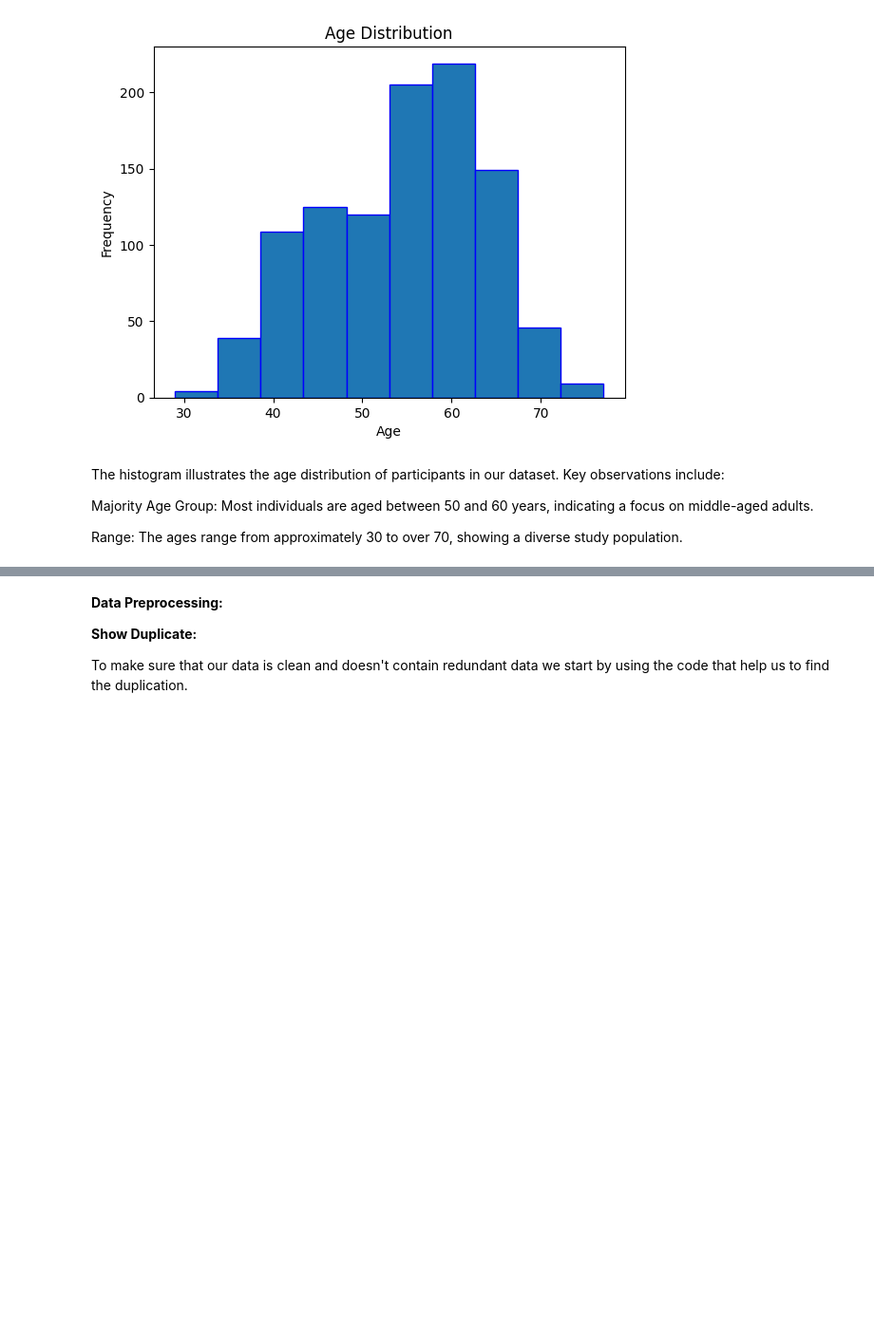
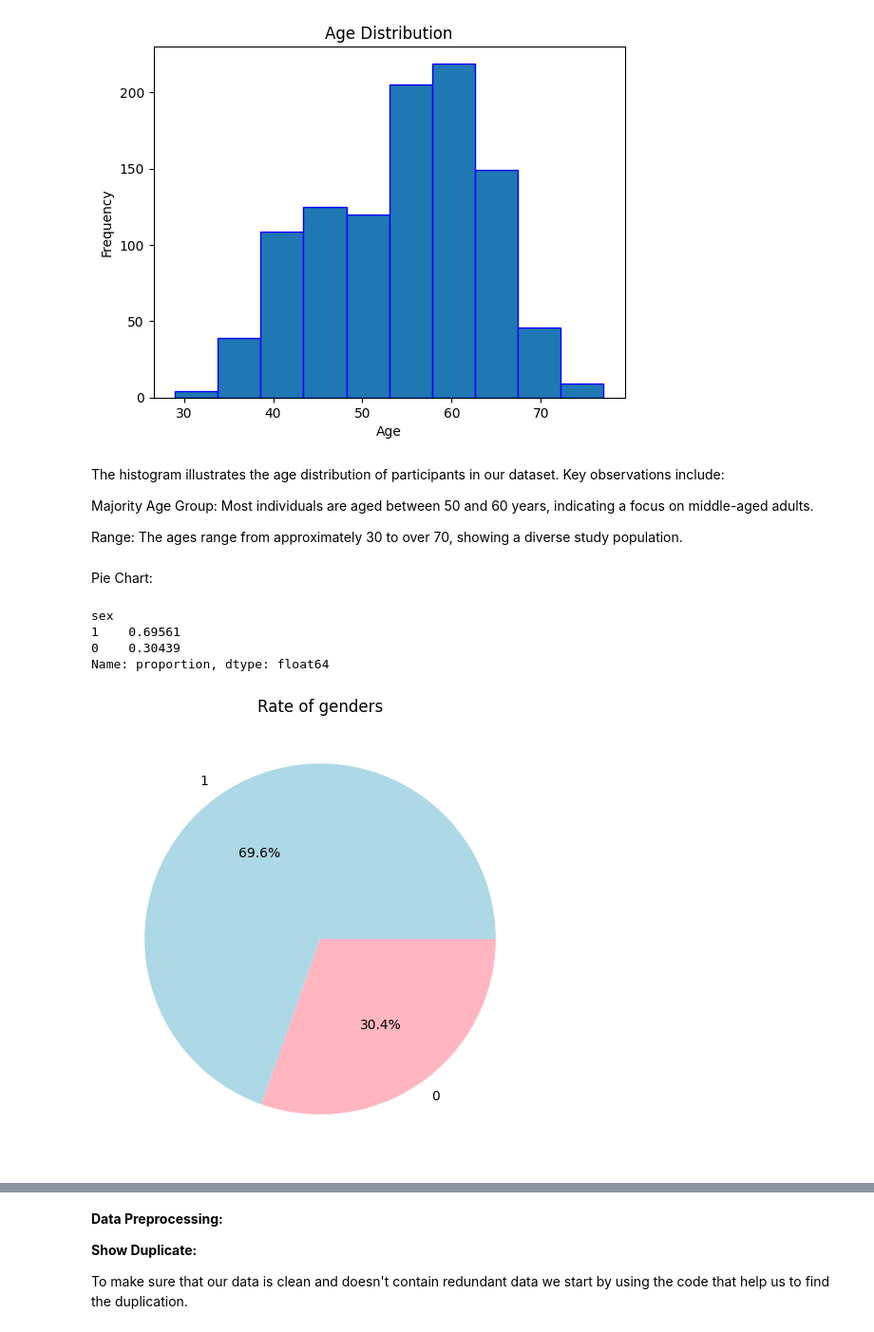
Before and after one commit to JoudySaleh-IT/IT326, a Jupyter notebook: Phase2.ipynb, the cells around one changed output, grey strips where cells are left out. Shown: that part at 95% size. Saved outputs shown, nothing was run; the diff lists cells and outputs as text; code cells hidden in the pictures; blank space fills up the shorter version.

```diff
--- a/Phase2.ipynb
+++ b/Phase2.ipynb
@@ -232,3 +236,20 @@ The histogram illustrates the age distribution of participants in our dataset. K
 Majority Age Group: Most individuals are aged between 50 and 60 years, indicating a focus on middle-aged adults.
 
 Range: The ages range from approximately 30 to over 70, showing a diverse study population.
+# %% [markdown]
+Pie Chart:
+# %%
+data2 = df['sex'].value_counts(normalize=True)
+print(data2)
+name = df['sex'].value_counts().index.tolist()
+value = df['sex'].value_counts().tolist()
+fig = plt.figure(figsize=(6,6))
+plt.pie(value, labels=name,autopct='%1.1f%%',colors=['#ADD8E6','#FFB6C1'])
+plt.title('Rate of genders')
+plt.show()
+# %% [output]
+sex
+1    0.69561
+0    0.30439
+Name: proportion, dtype: float64
+[figure, added]
```
Also changed, not shown: parts of 20 cells of this notebook.
